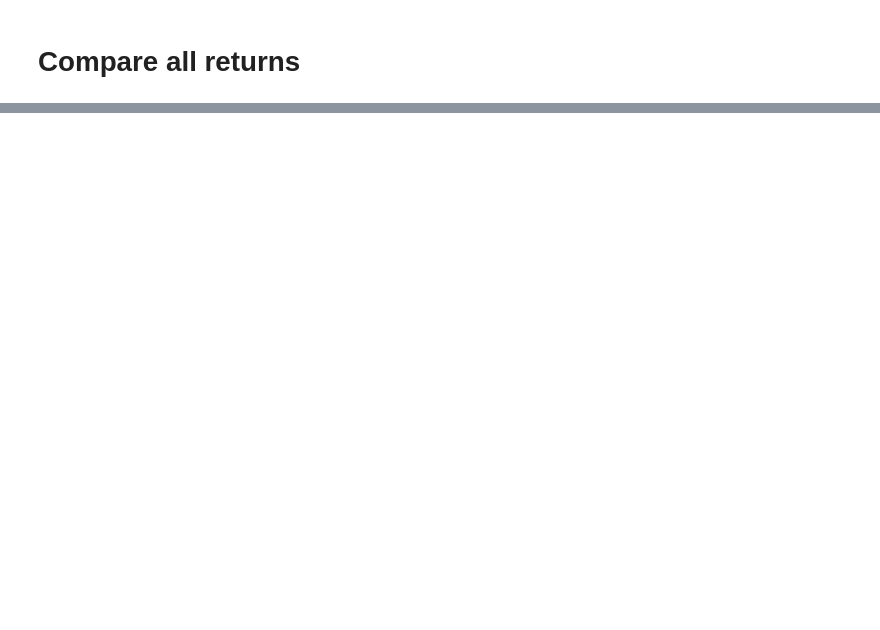
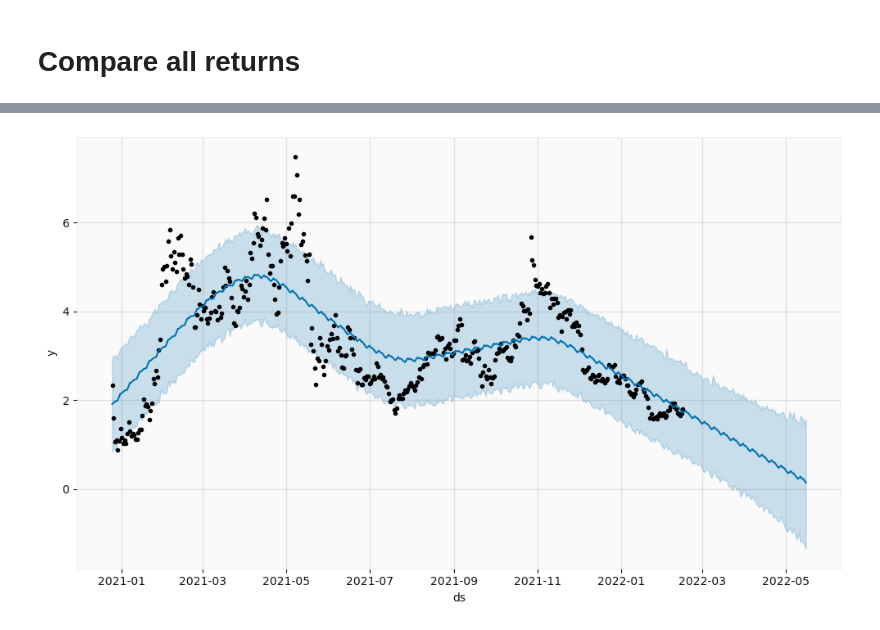
Before and after one commit to MattChinchilla/DATA_SCIENCE, a Jupyter notebook: TimeSeries/crypto_forecast_v1.ipynb, the cells around one changed output, grey strips where cells are left out. Saved outputs shown, nothing was run; the diff lists cells and outputs as text; code cells hidden in the pictures; blank space fills up the shorter version.

Commit message:
testing prophet code

```diff
--- a/TimeSeries/crypto_forecast_v1.ipynb
+++ b/TimeSeries/crypto_forecast_v1.ipynb
@@ -183,0 +183,6 @@ df
+# %%
+from prophet import Prophet
+m = Prophet() #Create Prophet object
+m.fit(df) #Fit Prophet model
+future = m.make_future_dataframe(periods=90) #Create future dataframe
+future.tail()
@@ -183,0 +208,3 @@ df
+# %%
+forecast = m.predict(future)
+forecast[['ds', 'yhat', 'yhat_lower', 'yhat_upper']].tail()
@@ -183,0 +218,4 @@ df
+# %%
+fig1 = m.plot(forecast)
+# %% [output]
+[figure, added]
```
Also changed, not shown: parts of 9 cells of this notebook.
